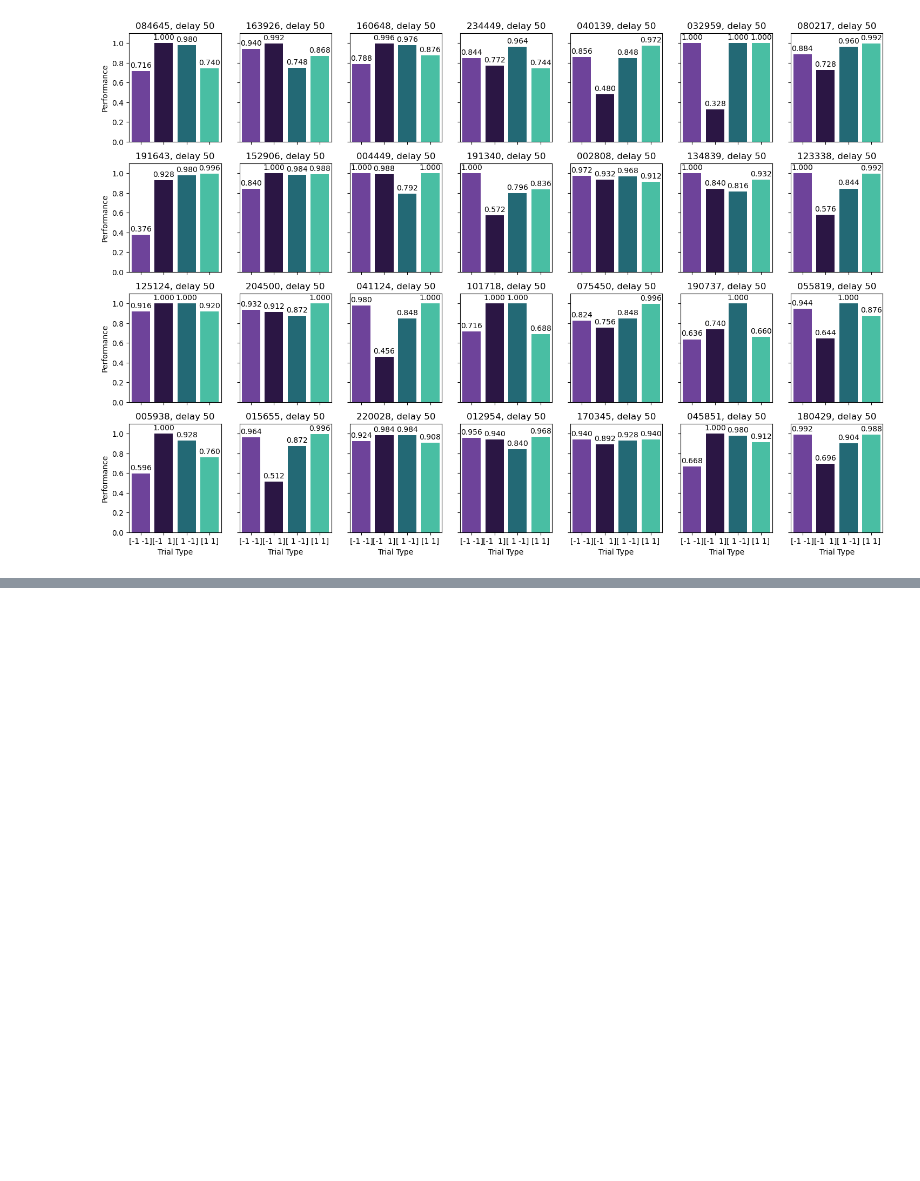
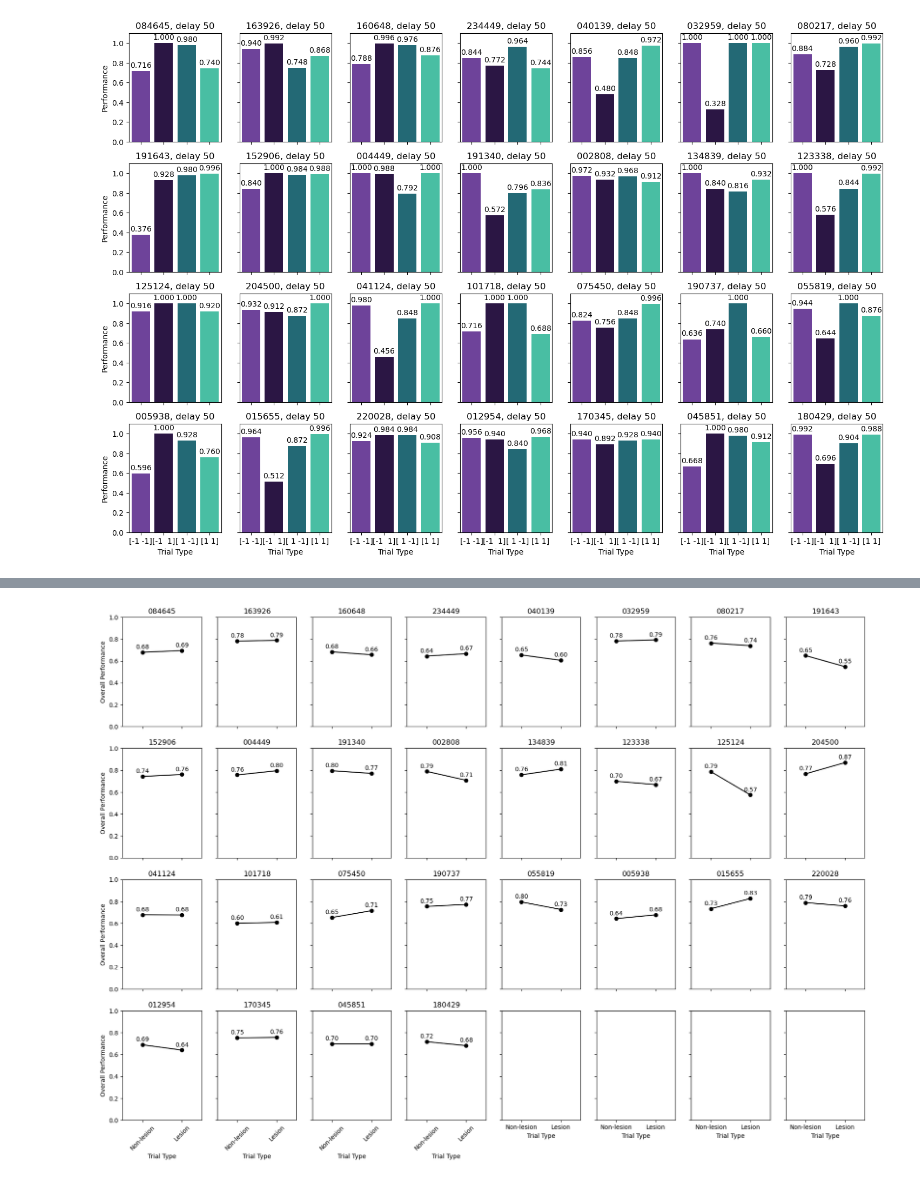
Before and after one commit to renee-tung/spikeRNN, a Jupyter notebook: analysis/0_behavior/1_model_performance/bad_models_acc_v1.ipynb, the cells around one changed output, grey strips where cells are left out. Cells and saved outputs as stored; diff of their text form; code cells hidden in the pictures; blank space fills up the shorter version.

```diff
--- a/analysis/0_behavior/1_model_performance/bad_models_acc_v1.ipynb
+++ b/analysis/0_behavior/1_model_performance/bad_models_acc_v1.ipynb
@@ -138,0 +184,33 @@ plt.show()
+# %%
+# plot changes in overall model performance
+
+fig, axs = plt.subplots(4, 8, figsize=(22, 15), sharex=True, sharey=True)
+axs = axs.flatten()
+for i_model, model_name in enumerate(bad_models):
+    _, trial_perfs_nonlesion = ld.load_bhv_data(model_name, 'delay', condn_num)
+    _, trial_perfs_lesion = ld.load_bhv_data(model_name, 'lesionuntuned_delay', condn_num)
+    axs[i_model].plot([1.25,1.75], [trial_perfs_nonlesion.mean(), trial_perfs_lesion.mean()],
+             marker='o', color='black', label=model_name[-6:])
+    axs[i_model].text(1.25, trial_perfs_nonlesion.mean() + 0.02,
+             f'{trial_perfs_nonlesion.mean():.2f}', ha='center', va='bottom')
+    axs[i_model].text(1.75, trial_perfs_lesion.mean() + 0.02,
+             f'{trial_perfs_lesion.mean():.2f}', ha='center', va='bottom')
+    axs[i_model].set_title(model_name[-6:])
+    axs[i_model].set_ylim(0, 1.0)
+    axs[i_model].set_xlim(1, 2)
+    axs[i_model].set_xticks([1.25, 1.75])
+    axs[i_model].set_xticklabels(['Non-lesion', 'Lesion'], rotation=45)
+
+# remove axis labels for all but the left and bottom plots
+for i in range(len(axs)):
+    if i % 8 != 0:
+        axs[i].set_ylabel('')
+    if i < 24:
+        axs[i].set_xlabel('')
+    else:
+        axs[i].set_xlabel('Trial Type')
+    if i % 8 == 0:
+        axs[i].set_ylabel('Overall Performance')
+plt.show()
+# %% [output]
+[figure, added]
```
Also changed, not shown: parts of 17 cells of this notebook, 18 other files.
